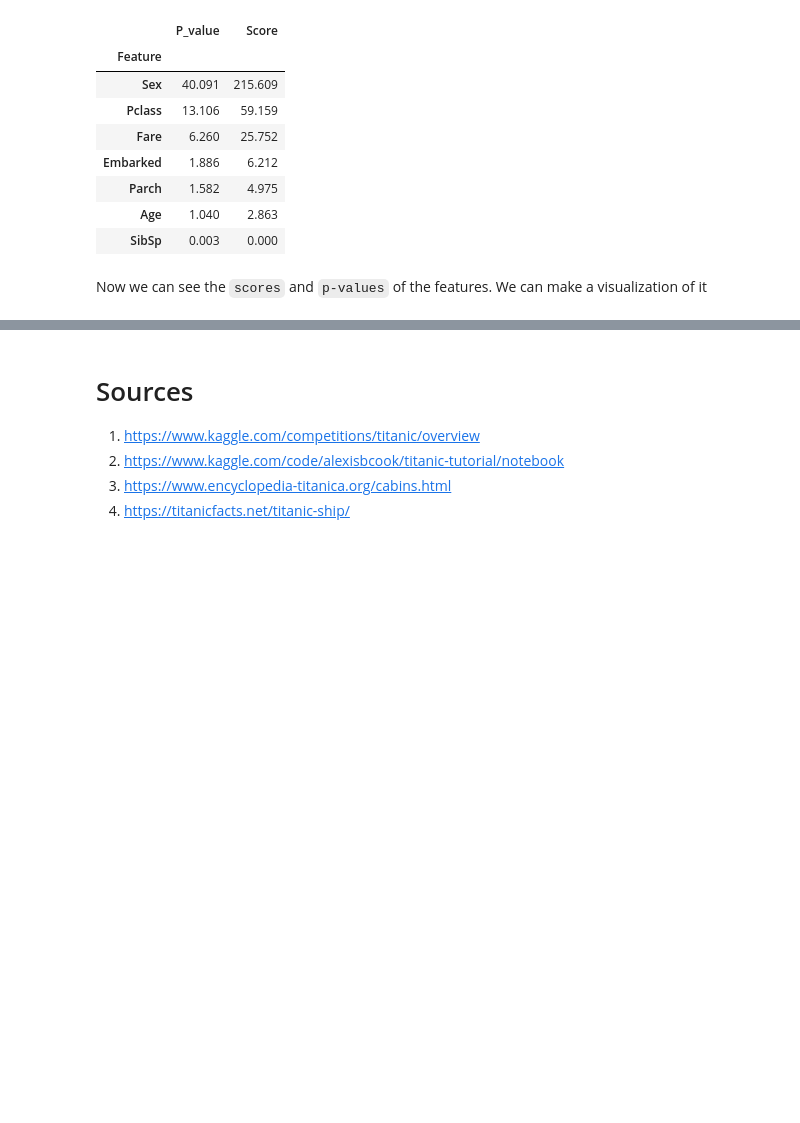
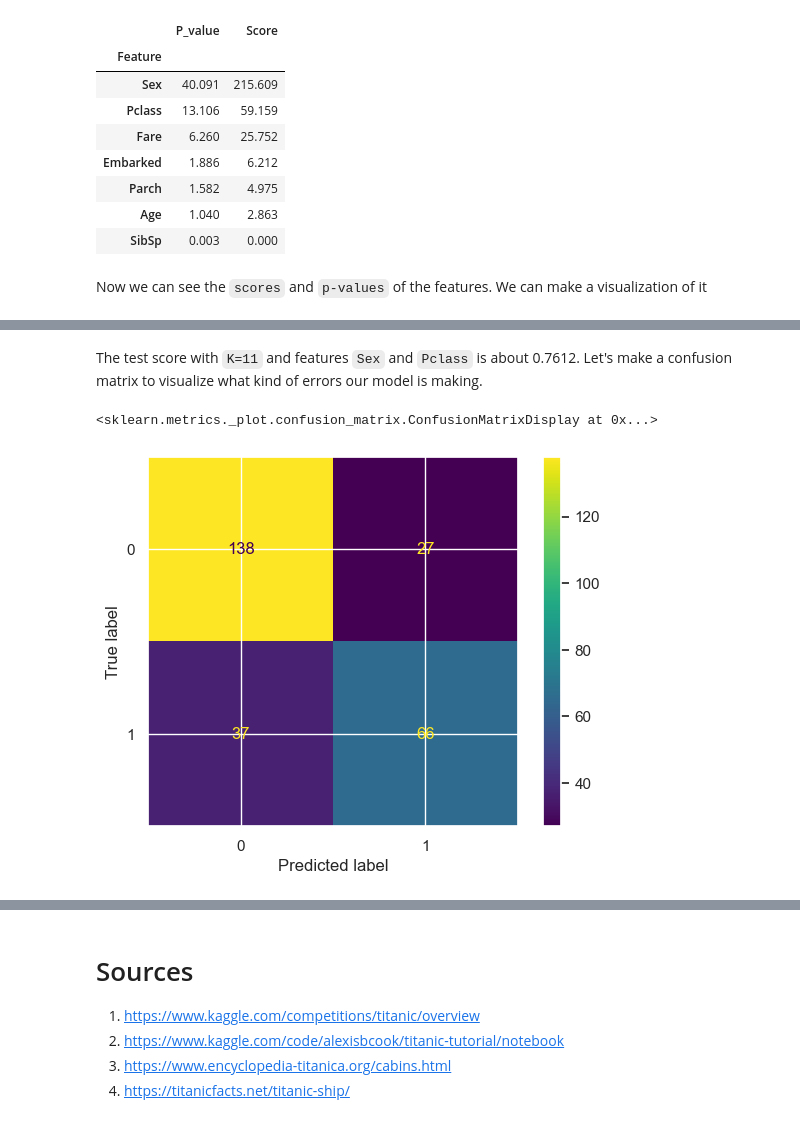
Before and after one commit to ericrkuo/dsci-100-group-12, a Jupyter notebook: report.ipynb, the cells around one changed output, grey strips where cells are left out. Cells and saved outputs as stored; diff of their text form; code cells hidden in the pictures; blank space fills up the shorter version.

```diff
--- a/report.ipynb
+++ b/report.ipynb
@@ -718,6 +642,0 @@ test_predictions.head(10)
-# %%
-# Get the score for test accuracy
-X_test = test_data[["Sex","Pclass"]]
-y_test = test_data["Survived"]
-prediction_accuracy = fit.score(X_test,y_test)
-prediction_accuracy
@@ -943,0 +659,11 @@ Through data analysis with classification, we want to figure out what sort of pe
+# %%
+# create centering/scaling preprocessor with imputation
+preprocessor = make_column_transformer(
+    (OneHotEncoder(drop='if_binary'), ['Sex']),
+    ('passthrough', ['Pclass'])
+)
+
+# create pipeline
+knn_pipe = make_pipeline(preprocessor, KNeighborsClassifier())
+
+knn_grid, cv_results = tune_knn(knn_pipe, 'knn SelectKBest')
@@ -943,0 +726,13 @@ Through data analysis with classification, we want to figure out what sort of pe
+# %%
+# Pass fitted model and the test dataset to the predict function.
+test_predictions = knn_grid.predict(X_test)
+test_predictions = pd.concat(
+    [
+        test_data.reset_index(drop=True),
+        pd.DataFrame(test_predictions,columns=["predicted"]),
+    ],
+    axis=1,
+)
+display(test_predictions.head())
+test_score = knn_grid.score(X_test, y_test)
+print(f'Test score = {test_score}')
@@ -943,0 +747,17 @@ Through data analysis with classification, we want to figure out what sort of pe
+# %% [markdown]
+The test score with `K=11` and features `Sex` and `Pclass` is about 0.7612. Let's make a confusion matrix to visualize what kind of errors our model is making.
+# %%
+from sklearn.metrics import confusion_matrix,ConfusionMatrixDisplay
+mat = confusion_matrix(
+    test_predictions['Survived'],
+    test_predictions['predicted'],
+    labels=knn_grid.classes_
+)
+
+mat_display = ConfusionMatrixDisplay(
+    confusion_matrix=mat,display_labels=knn_grid.classes_
+)
+mat_display.plot()
+# %% [output]
+<sklearn.metrics._plot.confusion_matrix.ConfusionMatrixDisplay at 0x...>
+[figure, added]
```
Also changed, not shown: parts of 91 cells of this notebook.
